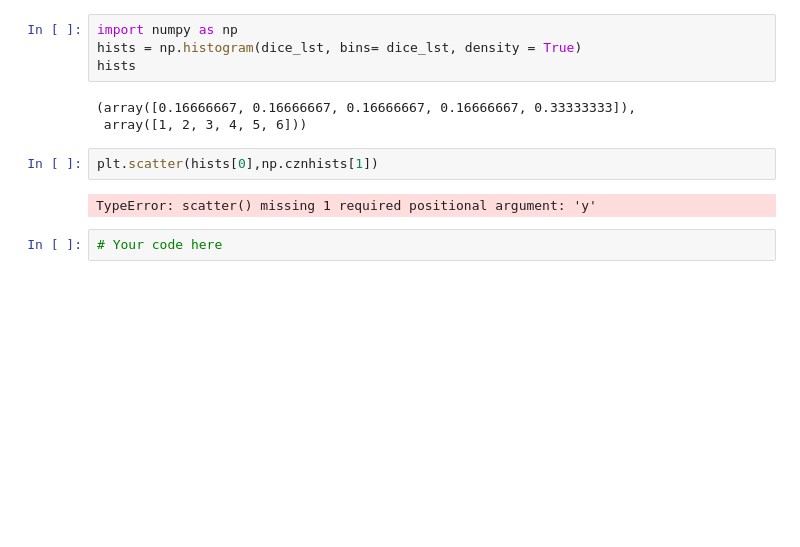
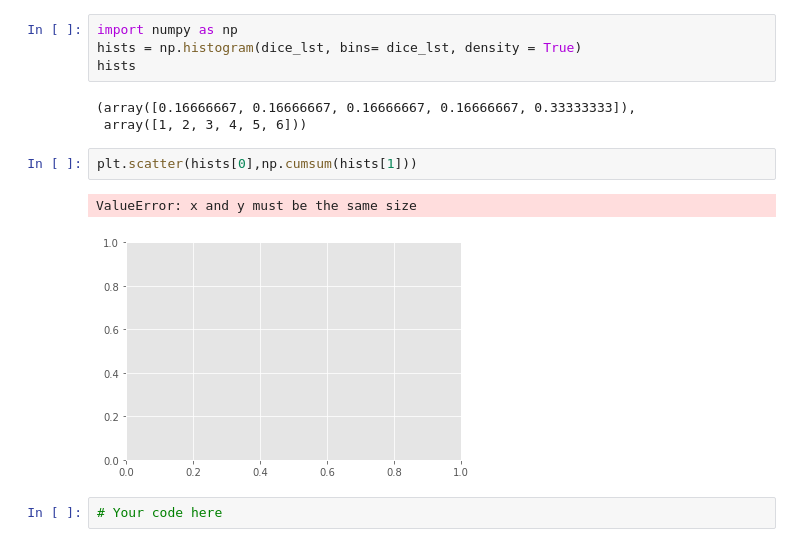
Before and after one commit to Pietrassyk/dsc-cumulative-distribution-function-lab-nyc-ds-career-042219, a Jupyter notebook: index.ipynb, the cells around one changed output. Saved outputs shown, nothing was run; the diff lists cells and outputs as text; blank space fills up the shorter version.

```diff
--- a/index.ipynb
+++ b/index.ipynb
@@ -91,9 +91,10 @@ hists
 (array([0.16666667, 0.16666667, 0.16666667, 0.16666667, 0.33333333]),
  array([1, 2, 3, 4, 5, 6]))
 # %%
-plt.scatter(hists[0],np.cznhists[1])
+plt.scatter(hists[0],np.cumsum(hists[1]))
 # %% [output]
-TypeError: scatter() missing 1 required positional argument: 'y'
+ValueError: x and y must be the same size
+[figure, added]
 # %%
 # Your code here
 # %% [output]
```
